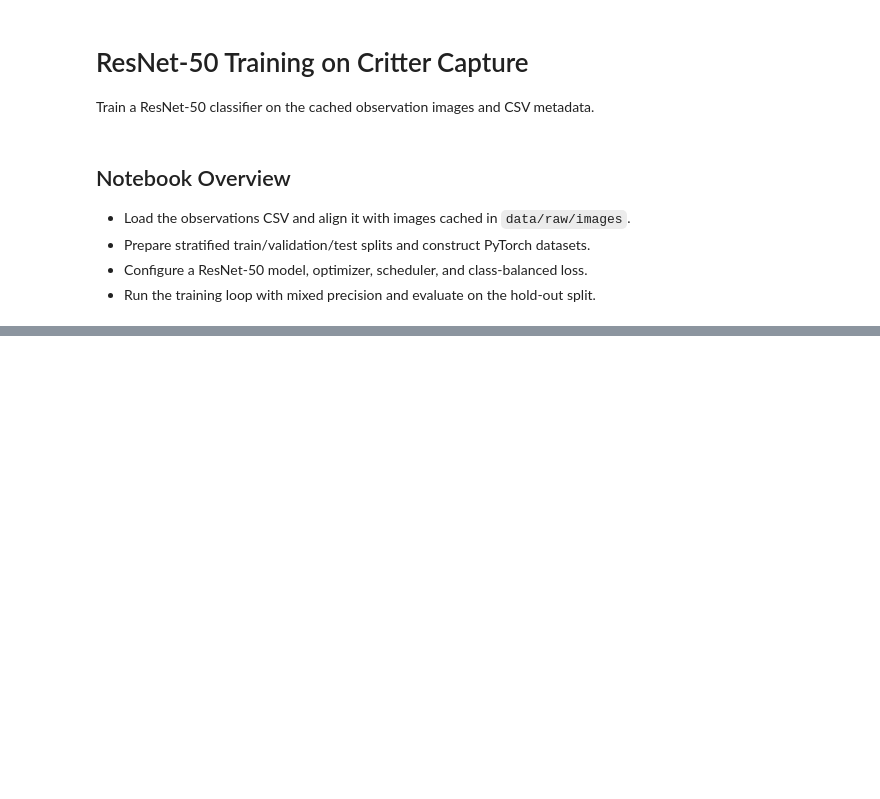
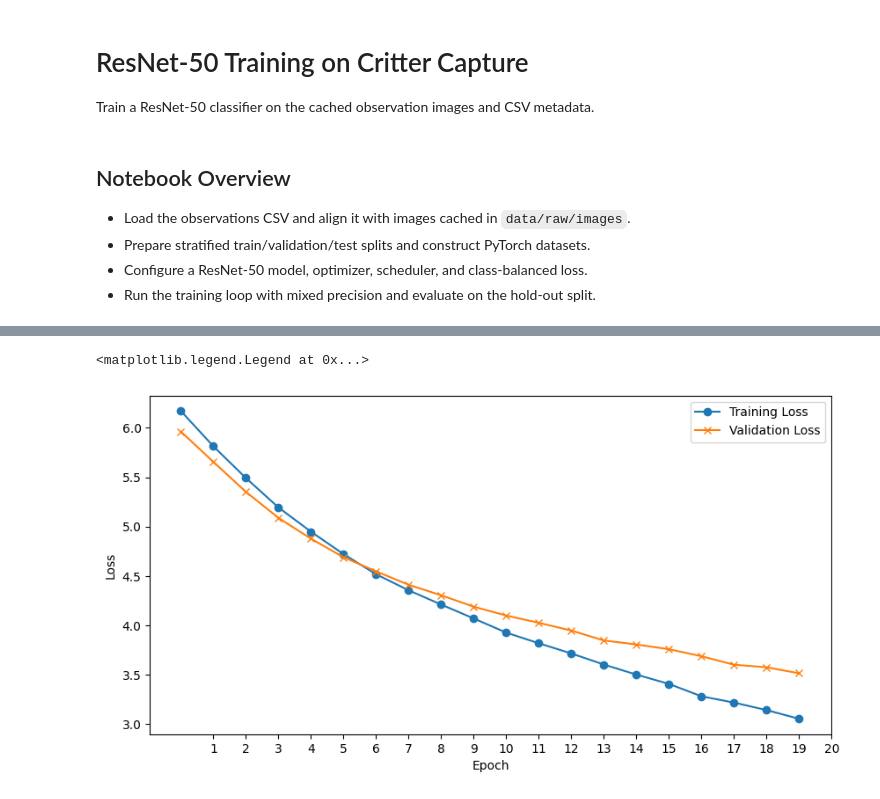
Before and after one commit to prototypeanugrah/critter-capture, a Jupyter notebook: notebooks/train_resnet50.ipynb, the cells around one changed output, grey strips where cells are left out. Saved outputs shown, nothing was run; the diff lists cells and outputs as text; code cells hidden in the pictures; blank space fills up the shorter version.

```diff
--- a/notebooks/train_resnet50.ipynb
+++ b/notebooks/train_resnet50.ipynb
@@ -323,6 +358,13 @@ scheduler = torch.optim.lr_scheduler.OneCycleLR(
 # %%
 def train_one_epoch(
-    model, dataloader, optimizer, criterion, device, scaler, grad_clip, use_amp
+    model,
+    dataloader,
+    optimizer,
+    criterion,
+    device,
+    scaler,
+    grad_clip,
+    use_amp,
 ):
     model.train()
     running_loss = 0.0
@@ -331,14 +373,14 @@ def train_one_epoch(
     all_preds = []
     all_targets = []
 
-    progress = tqdm(dataloader, desc="train", leave=False)
+    progress = tqdm(dataloader, desc="train")
     for batch in progress:
         images = batch["image"].to(device)
         targets = batch["target"].to(device)
 
         optimizer.zero_grad(set_to_none=True)
 
-        with torch.cuda.amp.autocast(enabled=use_amp and device.type == "cuda"):
+        with torch.amp.autocast(device.type):
             outputs = model(images)
             loss = criterion(outputs, targets)
 
@@ -442,6 +484,8 @@ def train_model(
             use_amp,
         )
         val_metrics = evaluate(model, val_loader, criterion, device)
+        print(f"train metrics: {train_metrics}")
+        print(f"val metrics: {val_metrics}")
 
         if scheduler is not None:
             scheduler.step()
@@ -454,7 +498,7 @@ def train_model(
             }
         )
 
-        val_score = val_metrics["f1"]
+        val_score = val_metrics["accuracy"]
         if val_score > best_metric:
             best_metric = val_score
             best_state = {
@@ -466,11 +510,11 @@ def train_model(
                 "label_names": index_to_name,
             }
             patience_counter = 0
-            print(f"New best validation macro F1: {best_metric:.4f}")
+            print(f"New best validation accuracy: {best_metric:.4f}")
         else:
             patience_counter += 1
             print(
-                f"Validation macro F1 did not improve. Patience {patience_counter}/{patience}."
+                f"Validation accuracy did not improve. Patience {patience_counter}/{patience}."
             )
             if patience_counter >= patience:
                 print("Early stopping triggered.")
@@ -490,0 +580,17 @@ best_checkpoint, training_history = train_model(
+# %%
+train_loss = [item["train"]["loss"] for item in training_history]
+val_loss = [item["val"]["loss"] for item in training_history]
+train_acc = [item["train"]["accuracy"] for item in training_history]
+val_acc = [item["val"]["accuracy"] for item in training_history]
+# %%
+# plot the training and validation loss and accuracy
+plt.figure(figsize=(10, 5))
+plt.plot(train_loss, label="Training Loss", marker="o")
+plt.plot(val_loss, label="Validation Loss", marker="x")
+plt.xticks(range(1, config["training"]["epochs"] + 1))
+plt.xlabel("Epoch")
+plt.ylabel("Loss")
+plt.legend()
+# %% [output]
+<matplotlib.legend.Legend at 0x...>
+[figure, added]
```
Also changed, not shown: parts of 16 cells of this notebook.
